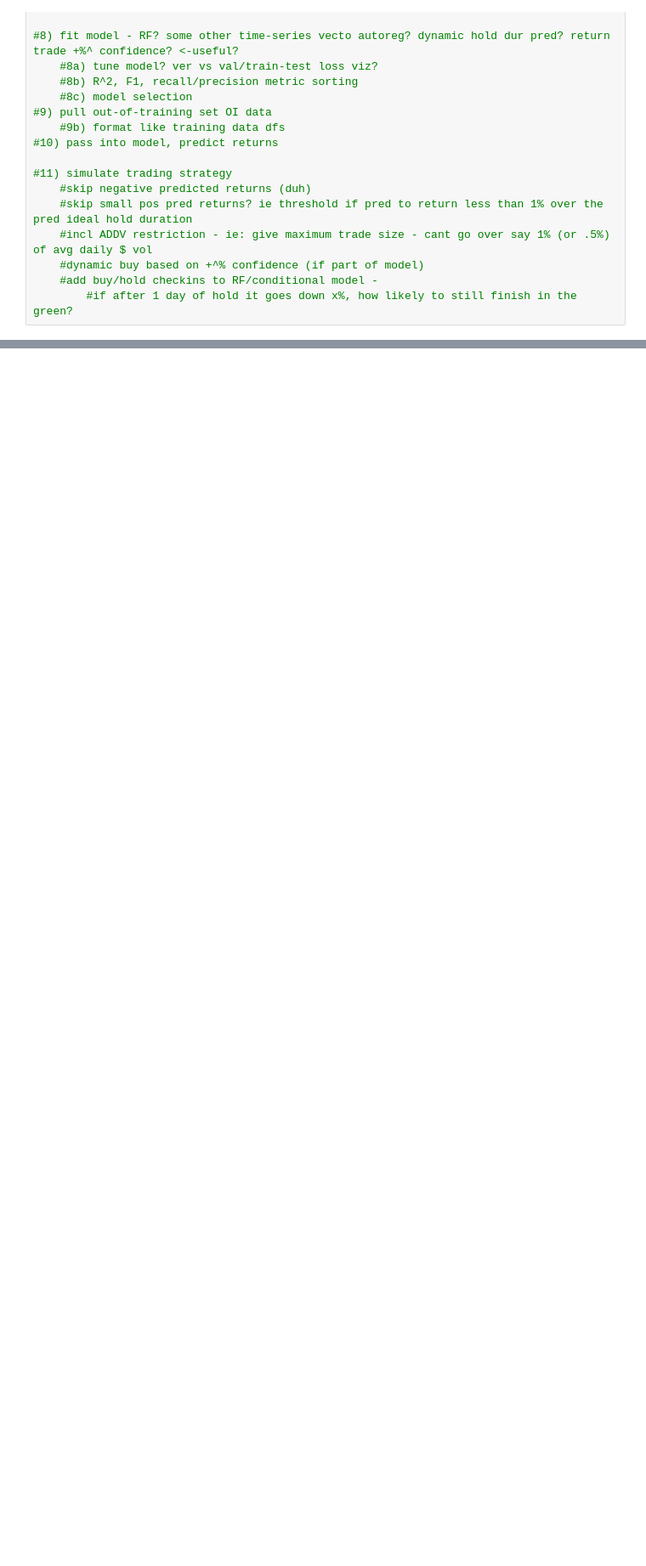
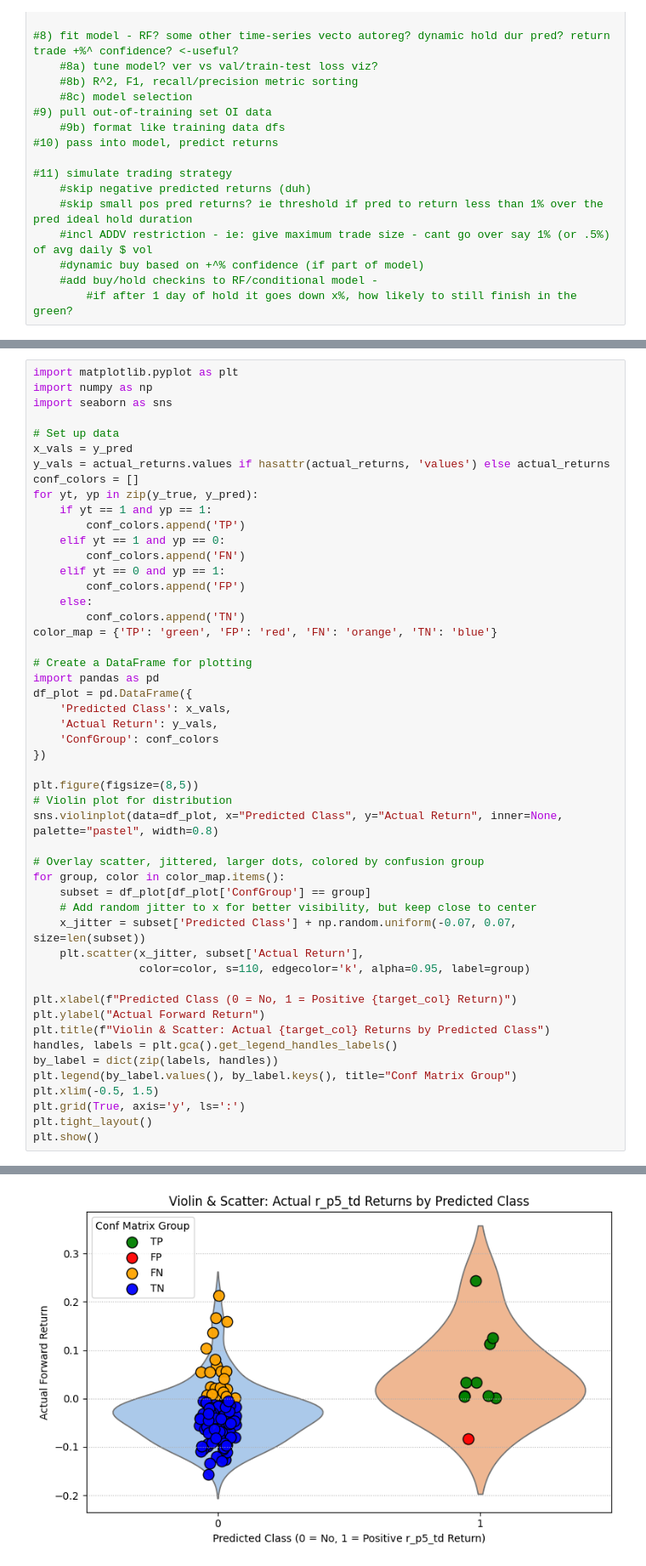
Before and after one commit to Emberflurry/stonx, a Jupyter notebook: dr2.ipynb, the cells around one changed output, grey strips where cells are left out. Shown at 85% size. Cells and saved outputs as stored; diff of their text form; blank space fills up the shorter version.

```diff
--- a/dr2.ipynb
+++ b/dr2.ipynb
@@ -269,0 +672,51 @@ plot_trade_price_trace(row, fwindow, bwindow)
+# %%
+import matplotlib.pyplot as plt
+import numpy as np
+import seaborn as sns
+
+# Set up data
+x_vals = y_pred
+y_vals = actual_returns.values if hasattr(actual_returns, 'values') else actual_returns
+conf_colors = []
+for yt, yp in zip(y_true, y_pred):
+    if yt == 1 and yp == 1:
+        conf_colors.append('TP')
+    elif yt == 1 and yp == 0:
+        conf_colors.append('FN')
+    elif yt == 0 and yp == 1:
+        conf_colors.append('FP')
+    else:
+        conf_colors.append('TN')
+color_map = {'TP': 'green', 'FP': 'red', 'FN': 'orange', 'TN': 'blue'}
+
+# Create a DataFrame for plotting
+import pandas as pd
+df_plot = pd.DataFrame({
+    'Predicted Class': x_vals,
+    'Actual Return': y_vals,
+    'ConfGroup': conf_colors
+})
+
+plt.figure(figsize=(8,5))
+# Violin plot for distribution
+sns.violinplot(data=df_plot, x="Predicted Class", y="Actual Return", inner=None, palette="pastel", width=0.8)
+
+# Overlay scatter, jittered, larger dots, colored by confusion group
+for group, color in color_map.items():
+    subset = df_plot[df_plot['ConfGroup'] == group]
+    # Add random jitter to x for better visibility, but keep close to center
+    x_jitter = subset['Predicted Class'] + np.random.uniform(-0.07, 0.07, size=len(subset))
+    plt.scatter(x_jitter, subset['Actual Return'],
+                color=color, s=110, edgecolor='k', alpha=0.95, label=group)
+
+plt.xlabel(f"Predicted Class (0 = No, 1 = Positive {target_col} Return)")
+plt.ylabel("Actual Forward Return")
+plt.title(f"Violin & Scatter: Actual {target_col} Returns by Predicted Class")
+handles, labels = plt.gca().get_legend_handles_labels()
+by_label = dict(zip(labels, handles))
+plt.legend(by_label.values(), by_label.keys(), title="Conf Matrix Group")
+plt.xlim(-0.5, 1.5)
+plt.grid(True, axis='y', ls=':')
+plt.tight_layout()
+plt.show()
+# %% [output]
@@ -269,0 +726 @@ plot_trade_price_trace(row, fwindow, bwindow)
+[figure, added]
```
Also changed, not shown: parts of 30 cells of this notebook, 6 other files.
